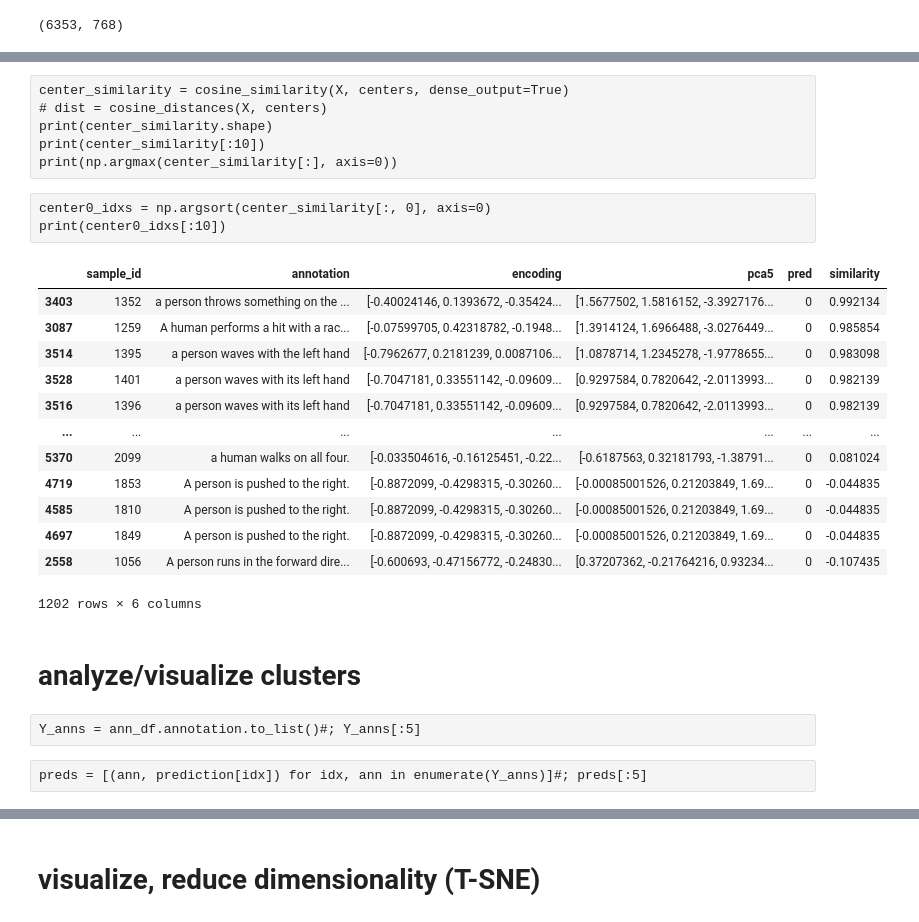
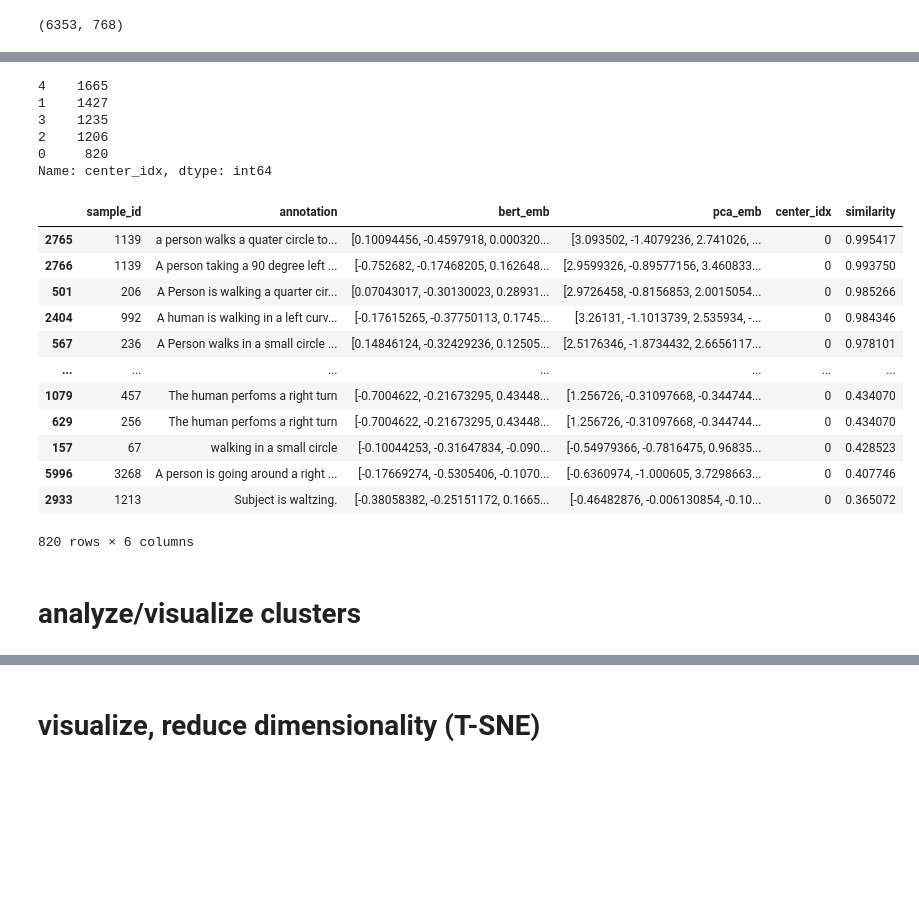
Before and after one commit to wojtekcz/language2motion, a Jupyter notebook: code/dataset_labeling/bert clustering.ipynb, the cells around one changed output, grey strips where cells are left out. Cells and saved outputs as stored; diff of their text form; code cells hidden in the pictures; blank space fills up the shorter version.

```diff
--- a/code/dataset_labeling/bert clustering.ipynb
+++ b/code/dataset_labeling/bert clustering.ipynb
@@ -91,4 +131,0 @@ k-means done! Time elapsed: 0.16194677352905273 seconds
-# %%
-centers = kmeans.cluster_centers_
-v1 = centers[0:2]
-v1.shape
@@ -109,6 +131,0 @@ array([0, 1])
-# %%
-prediction = kmeans.predict(X)
-# prediction = assign_cluster(X, center_init_arr)
-print(prediction[:10])
-
-ann_df['pred'] = prediction
@@ -174,7 +132,7 @@ cosine_similarity(a, b).squeeze().item()
 # %%
-def f(row: pd.Series):
-    ann_emb = row.pca5.reshape(1, -1)
-    center_emb = centers[row.pred,:].reshape(1, -1)
+def similarity(row: pd.Series, centers):
+    ann_emb = row.pca_emb.reshape(1, -1)
+    center_emb = centers[row.center_idx,:].reshape(1, -1)
     similarity = cosine_similarity(ann_emb, center_emb).squeeze().item()
     return similarity
-ann_df.iloc[:5].apply(lambda row: f(row), axis=1)
+# ann_df.iloc[:5].apply(lambda row: similarity(row, centers), axis=1)
@@ -188,4 +139,4 @@ dtype: float64
 # %%
-ann_df['similarity'] = ann_df.apply(lambda row: f(row), axis=1)
+ann_df['similarity'] = ann_df.apply(lambda row: similarity(row, pca_centers), axis=1)
 ann_df
 # %% [output]
@@ -204,26 +155,26 @@ ann_df
 6353 rows × 6 columns
-# %% [raw]
-center_similarity = cosine_similarity(X, centers, dense_output=True)
-# dist = cosine_distances(X, centers)
-print(center_similarity.shape)
-print(center_similarity[:10])
-print(np.argmax(center_similarity[:], axis=0))
-# %% [raw]
-center0_idxs = np.argsort(center_similarity[:, 0], axis=0)
-print(center0_idxs[:10])
+# %%
+ann_df.center_idx.value_counts()
+# %% [output]
+4    1665
+1    1427
+3    1235
+2    1206
+0     820
+Name: center_idx, dtype: int64
 # %%
-ann_df[ann_df.pred==0].sort_values(by='similarity', ascending=False)
+ann_df[ann_df.center_idx==0].sort_values(by='similarity', ascending=False)
 # %% [output]
-|  | sample_id | annotation | encoding | pca5 | pred | similarity |
-| 3403 | 1352 | a person throws something on the ... | [-0.40024146, 0.1393672, -0.35424... | [1.5677502, 1.5816152, -3.3927176... | 0 | 0.992134 |
-| 3087 | 1259 | A human performs a hit with a rac... | [-0.07599705, 0.42318782, -0.1948... | [1.3914124, 1.6966488, -3.0276449... | 0 | 0.985854 |
-| 3514 | 1395 | a person waves with the left hand | [-0.7962677, 0.2181239, 0.0087106... | [1.0878714, 1.2345278, -1.9778655... | 0 | 0.983098 |
-| 3528 | 1401 | a person waves with its left hand | [-0.7047181, 0.33551142, -0.09609... | [0.9297584, 0.7820642, -2.0113993... | 0 | 0.982139 |
-| 3516 | 1396 | a person waves with its left hand | [-0.7047181, 0.33551142, -0.09609... | [0.9297584, 0.7820642, -2.0113993... | 0 | 0.982139 |
+|  | sample_id | annotation | bert_emb | pca_emb | center_idx | similarity |
+| 2765 | 1139 | a person walks a quater circle to... | [0.10094456, -0.4597918, 0.000320... | [3.093502, -1.4079236, 2.741026, ... | 0 | 0.995417 |
+| 2766 | 1139 | A person taking a 90 degree left ... | [-0.752682, -0.17468205, 0.162648... | [2.9599326, -0.89577156, 3.460833... | 0 | 0.993750 |
+| 501 | 206 | A Person is walking a quarter cir... | [0.07043017, -0.30130023, 0.28931... | [2.9726458, -0.8156853, 2.0015054... | 0 | 0.985266 |
+| 2404 | 992 | A human is walking in a left curv... | [-0.17615265, -0.37750113, 0.1745... | [3.26131, -1.1013739, 2.535934, -... | 0 | 0.984346 |
+| 567 | 236 | A Person walks in a small circle ... | [0.14846124, -0.32429236, 0.12505... | [2.5176346, -1.8734432, 2.6656117... | 0 | 0.978101 |
 | ... | ... | ... | ... | ... | ... | ... |
-| 5370 | 2099 | a human walks on all four. | [-0.033504616, -0.16125451, -0.22... | [-0.6187563, 0.32181793, -1.38791... | 0 | 0.081024 |
-| 4719 | 1853 | A person is pushed to the right. | [-0.8872099, -0.4298315, -0.30260... | [-0.00085001526, 0.21203849, 1.69... | 0 | -0.044835 |
-| 4585 | 1810 | A person is pushed to the right. | [-0.8872099, -0.4298315, -0.30260... | [-0.00085001526, 0.21203849, 1.69... | 0 | -0.044835 |
-| 4697 | 1849 | A person is pushed to the right. | [-0.8872099, -0.4298315, -0.30260... | [-0.00085001526, 0.21203849, 1.69... | 0 | -0.044835 |
-| 2558 | 1056 | A person runs in the forward dire... | [-0.600693, -0.47156772, -0.24830... | [0.37207362, -0.21764216, 0.93234... | 0 | -0.107435 |
+| 1079 | 457 | The human perfoms a right turn | [-0.7004622, -0.21673295, 0.43448... | [1.256726, -0.31097668, -0.344744... | 0 | 0.434070 |
+| 629 | 256 | The human perfoms a right turn | [-0.7004622, -0.21673295, 0.43448... | [1.256726, -0.31097668, -0.344744... | 0 | 0.434070 |
+| 157 | 67 | walking in a small circle | [-0.10044253, -0.31647834, -0.090... | [-0.54979366, -0.7816475, 0.96835... | 0 | 0.428523 |
+| 5996 | 3268 | A person is going around a right ... | [-0.17669274, -0.5305406, -0.1070... | [-0.6360974, -1.000605, 3.7298663... | 0 | 0.407746 |
+| 2933 | 1213 | Subject is waltzing. | [-0.38058382, -0.25151172, 0.1665... | [-0.46482876, -0.006130854, -0.10... | 0 | 0.365072 |
-1202 rows × 6 columns
+820 rows × 6 columns
@@ -232,6 +181,2 @@ ann_df[ann_df.pred==0].sort_values(by='similarity', ascending=False)
 # %% [markdown]
 # analyze/visualize clusters
-# %% [raw]
-Y_anns = ann_df.annotation.to_list()#; Y_anns[:5]
-# %% [raw]
-preds = [(ann, prediction[idx]) for idx, ann in enumerate(Y_anns)]#; preds[:5]
```
Also changed, not shown: parts of 52 cells of this notebook.
